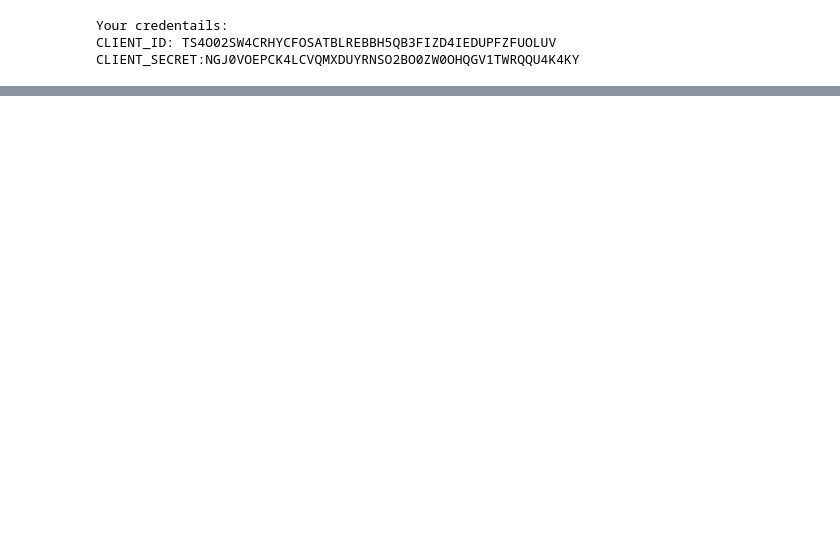
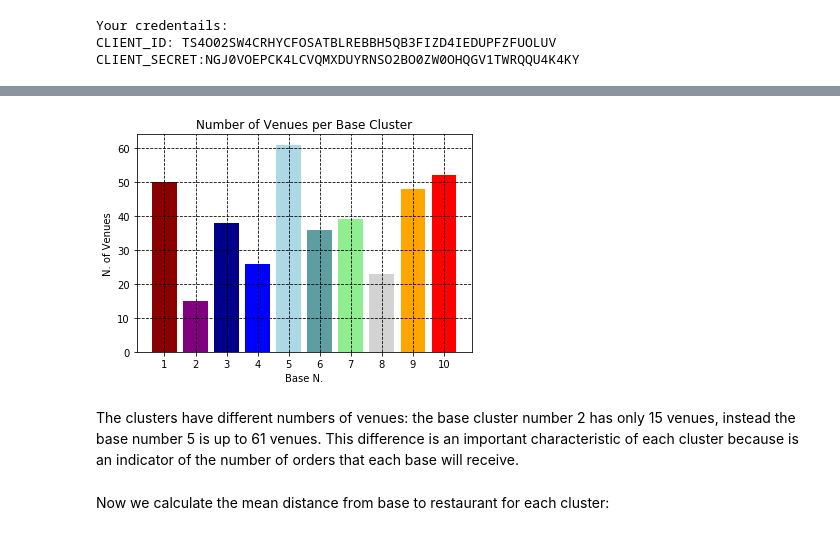
Before and after one commit to DaniFisto/Coursera-Capstone, a Jupyter notebook: Food Delivery Optimization in Milan.ipynb, the cells around one changed output, grey strips where cells are left out. Cells and saved outputs as stored; diff of their text form; code cells hidden in the pictures; blank space fills up the shorter version.

```diff
--- a/Food Delivery Optimization in Milan.ipynb
+++ b/Food Delivery Optimization in Milan.ipynb
@@ -104,0 +194,4 @@ print(venues)
+# %%
+#Transform the coordinates of the venues in np.array to feed in the kmeans
+coordinates_array=venues[['Latitude','Longitude']].to_numpy()
+coordinates_array
@@ -104,0 +216,9 @@ print(venues)
+# %%
+# set number of clusters
+kclusters = 10
+
+# run k-means clustering
+kmeans = KMeans(n_clusters=kclusters, init=(init_centres)).fit(coordinates_array)
+
+# check cluster centers generated
+kmeans.cluster_centers_
@@ -104,0 +236,3 @@ print(venues)
+# %%
+# add clustering labels
+venues.insert(0, 'Cluster Labels', kmeans.labels_)
@@ -104,0 +283,6 @@ print(venues)
+# %%
+# Count number of venues per cluster
+ven_per_base = venues.groupby('Cluster Labels').count()
+ven_per_base = ven_per_base[['Name']]
+ven_per_base.columns = ['n_of_venues']
+ven_per_base
@@ -104,0 +302,15 @@ print(venues)
+# %%
+# Plot the results
+plt.bar(ven_per_base.index+1, ven_per_base['n_of_venues'], color=m_colors)
+plt.title('Number of Venues per Base Cluster')
+plt.xlabel('Base N.')
+plt.ylabel('N. of Venues')
+plt.xticks(np.arange(10)+1)
+plt.grid(color='black', linestyle='--', zorder=0.0)
+plt.show()
+# %% [output]
+[figure, added]
+# %% [markdown]
+The clusters have different numbers of venues: the base cluster number 2 has only 15 venues, instead the base number 5 is up to 61 venues. This difference is an important characteristic of each cluster because is an indicator of the number of orders that each base will receive.
+# %% [markdown]
+Now we calculate the mean distance from base to restaurant for each cluster:
```
Also changed, not shown: parts of 39 cells of this notebook.
